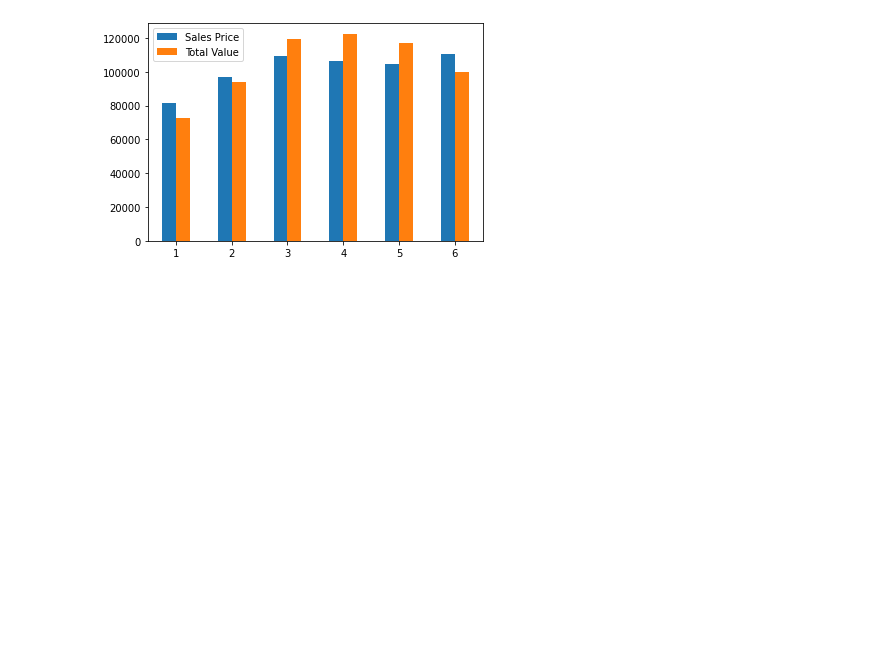
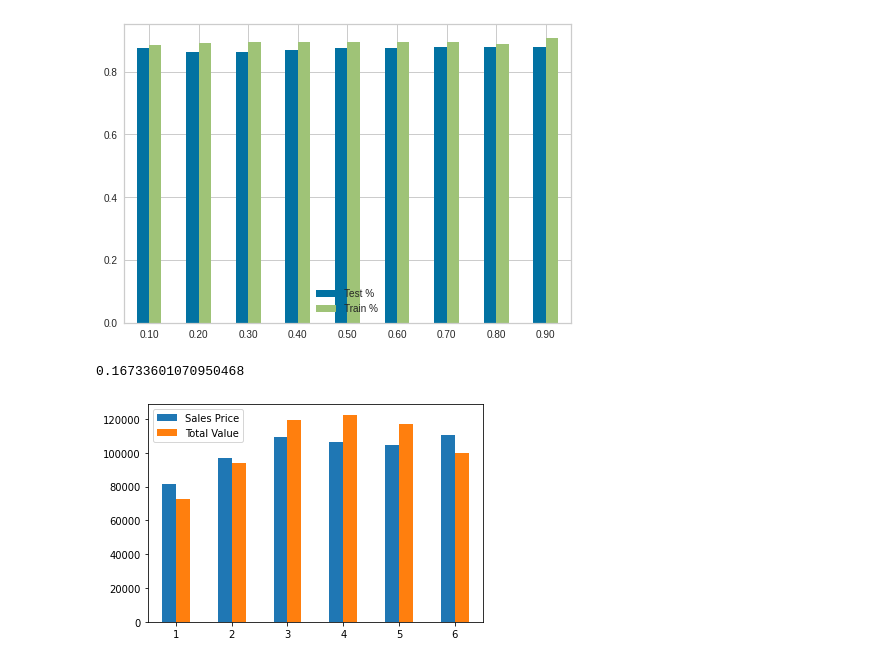
Before and after one commit to cmlakin/Machine-Learning-Final-Project----Lakin-Corrina, a Jupyter notebook: MLFP_Lakin.ipynb, the cells around one changed output. Saved outputs shown, nothing was run; the diff lists cells and outputs as text; code cells hidden in the pictures; blank space fills up the shorter version.

```diff
--- a/MLFP_Lakin.ipynb
+++ b/MLFP_Lakin.ipynb
@@ -153 +148,25 @@ array([[-1.53080435, -0.89696529, -0.2676929 , ...,  0.51763897,
+# %%
+test_percent = [0.874, 0.861, 0.864, 0.870, 0.874, 0.876, 0.880, 0.880, 0.878]
+
+train_percent = [0.886, 0.891, 0.893, 0.894, 0.894, 0.896, 0.894, 0.889, 0.907]
+
+index = ['0.10', '0.20', '0.30', '0.40', '0.50', '0.60', '0.70', '0.80', '0.90']
+
+txdf = pd.DataFrame({'Test %': test_percent,
+
+                   'Train %': train_percent}, index=index)
+
+ax = txdf.plot.bar(rot=0)
+# %% [output]
+[figure, added]
+# %%
+# decision tree
+clf = tree.DecisionTreeClassifier()
+
+reg = clf
+
+reg = reg.fit(x_train, y_train)
+reg.score(x_test, y_test)
+# %% [output]
+0.16733601070950468
 # %%
```
Also changed, not shown: parts of 18 cells of this notebook.
